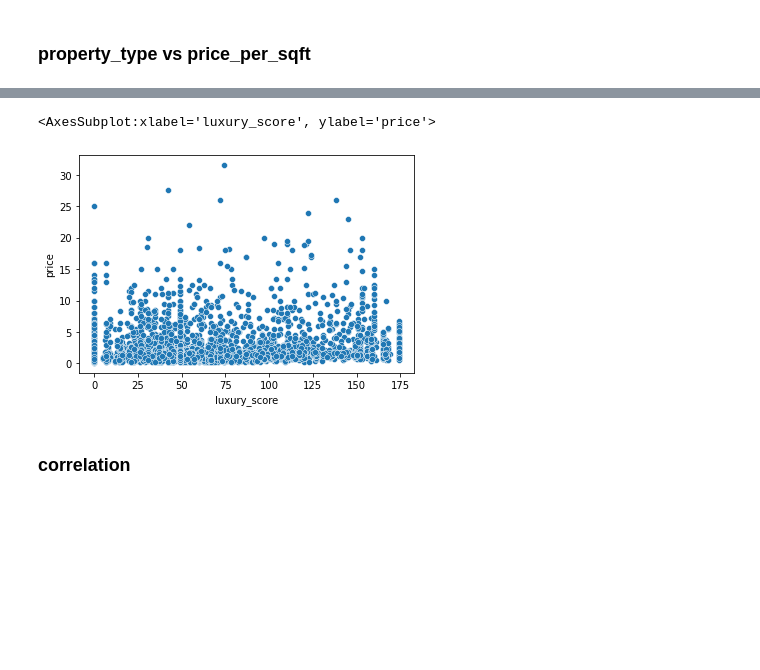
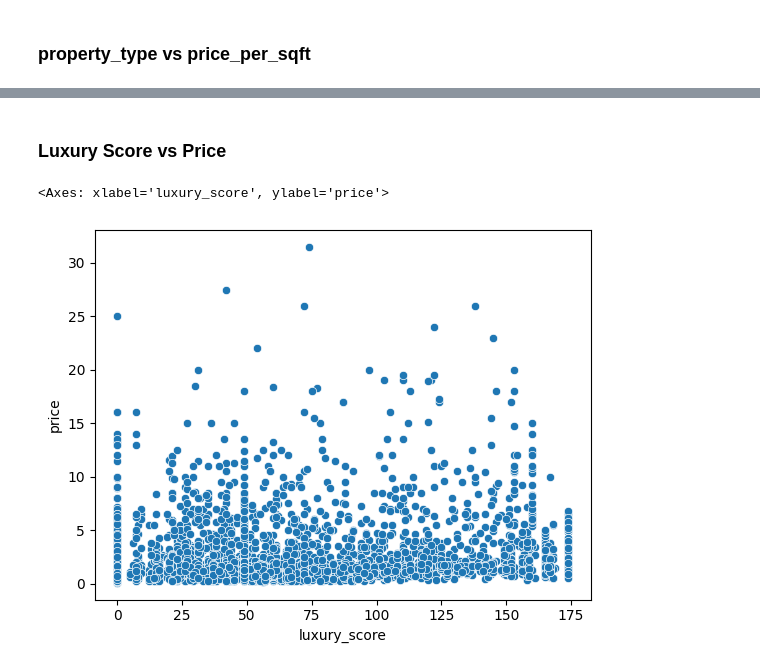
Before and after one commit to Areeb-Ahmd/Habitalytics-DataDrivenRealty, a Jupyter notebook: notebooks/04_eda/eda-multivariate-analysis.ipynb, the cells around one changed output, grey strips where cells are left out. Saved outputs shown, nothing was run; the diff lists cells and outputs as text; code cells hidden in the pictures; blank space fills up the shorter version.

```diff
--- a/notebooks/04_eda/eda-multivariate-analysis.ipynb
+++ b/notebooks/04_eda/eda-multivariate-analysis.ipynb
@@ -321,7 +501,11 @@ sns.barplot(x=df['furnishing_type'],y=df['price'],estimator=np.median)
+# %% [markdown]
+### Luxury Score vs Price
 # %%
-sns.scatterplot(df['luxury_score'],df['price'])
+sns.scatterplot(
+    data=df,
+    x='luxury_score',
+    y='price'
+)
 # %% [output]
-<AxesSubplot:xlabel='luxury_score', ylabel='price'>
+<Axes: xlabel='luxury_score', ylabel='price'>
-[figure, old version]
+[figure, new version]
-# %% [markdown]
-### correlation
```
Also changed, not shown: parts of 86 cells of this notebook, 1 other file.
